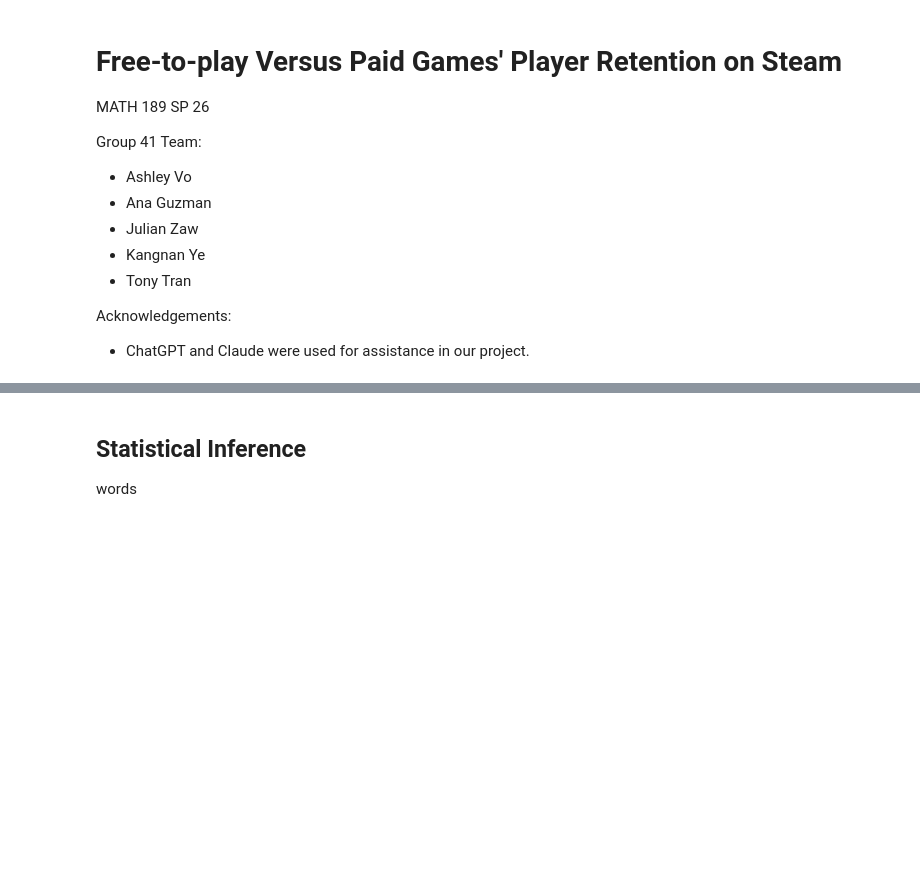
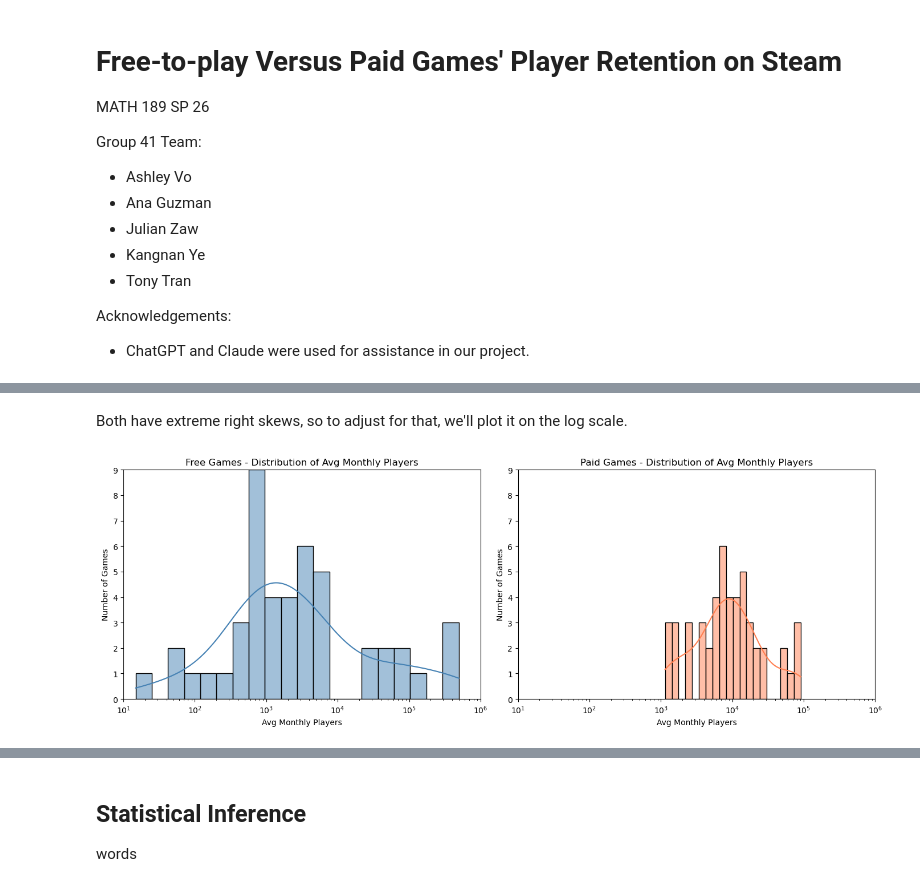
Before and after one commit to avo-ucsd/math189-sp26-group41, a Jupyter notebook: 4_final_report.ipynb, the cells around one changed output, grey strips where cells are left out. Saved outputs shown, nothing was run; the diff lists cells and outputs as text; code cells hidden in the pictures; blank space fills up the shorter version.

```diff
--- a/4_final_report.ipynb
+++ b/4_final_report.ipynb
@@ -42,0 +191,23 @@ words
+# %% [markdown]
+Both have extreme right skews, so to adjust for that, we'll plot it on the log scale.
+# %%
+fig, axes = plt.subplots(1, 2, figsize=(14, 5))
+
+sns.histplot(df_free_agg, bins=20, kde=True, ax=axes[0], log_scale=True, color='steelblue')
+axes[0].set_title('Free Games - Distribution of Avg Monthly Players')
+axes[0].set_xlabel('Avg Monthly Players')
+axes[0].set_ylabel('Number of Games')
+axes[0].set_xlim(1e1, 1e6)
+axes[0].set_ylim(0, 9)
+
+sns.histplot(df_paid_agg, bins=20, kde=True, ax=axes[1], log_scale=True, color='coral')
+axes[1].set_title('Paid Games - Distribution of Avg Monthly Players')
+axes[1].set_xlabel('Avg Monthly Players')
+axes[1].set_ylabel('Number of Games')
+axes[1].set_xlim(1e1, 1e6)
+axes[1].set_ylim(0, 9)
+
+plt.tight_layout()
+plt.show()
+# %% [output]
+[figure, added]
```
Also changed, not shown: parts of 30 cells of this notebook, 2 other files.
